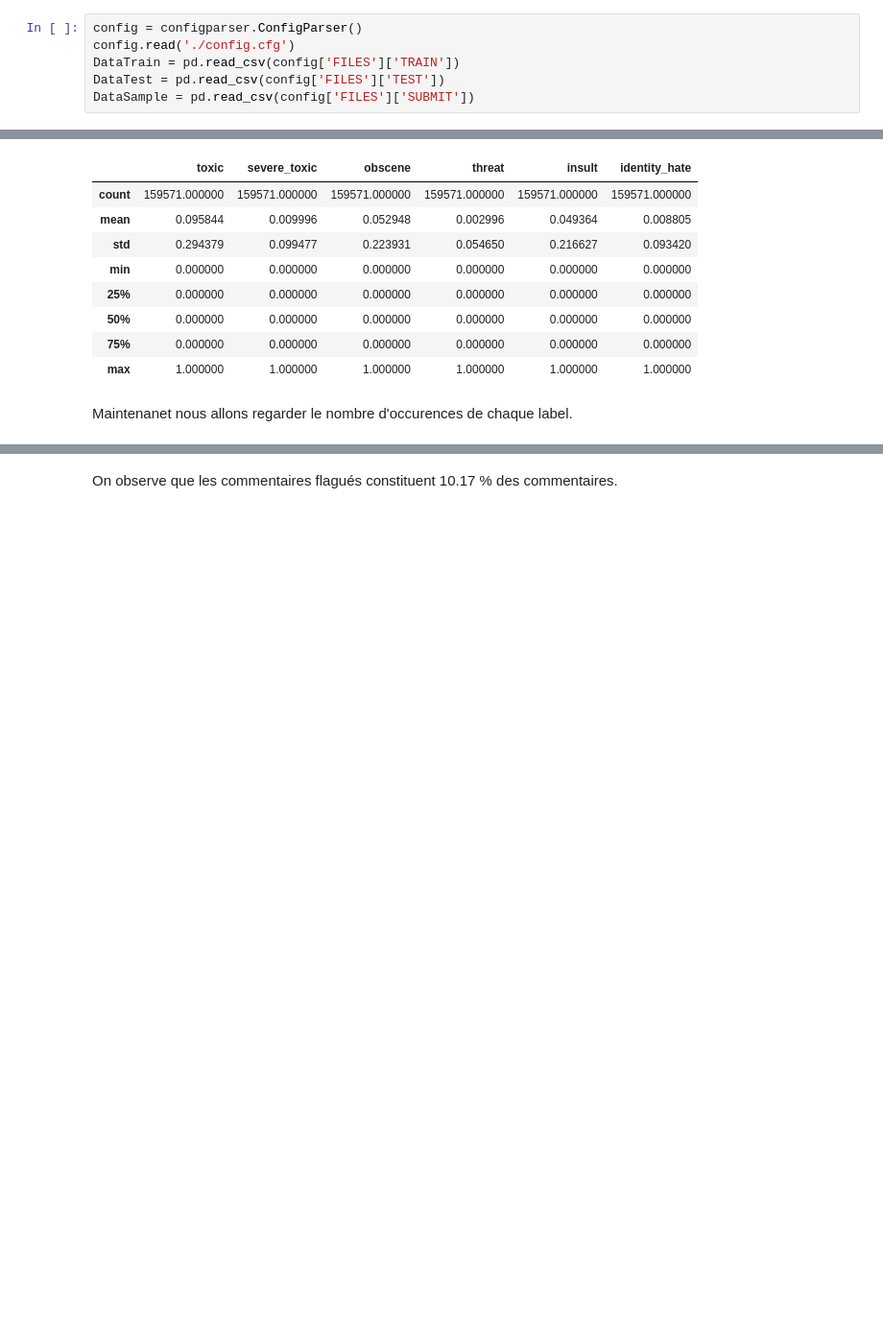
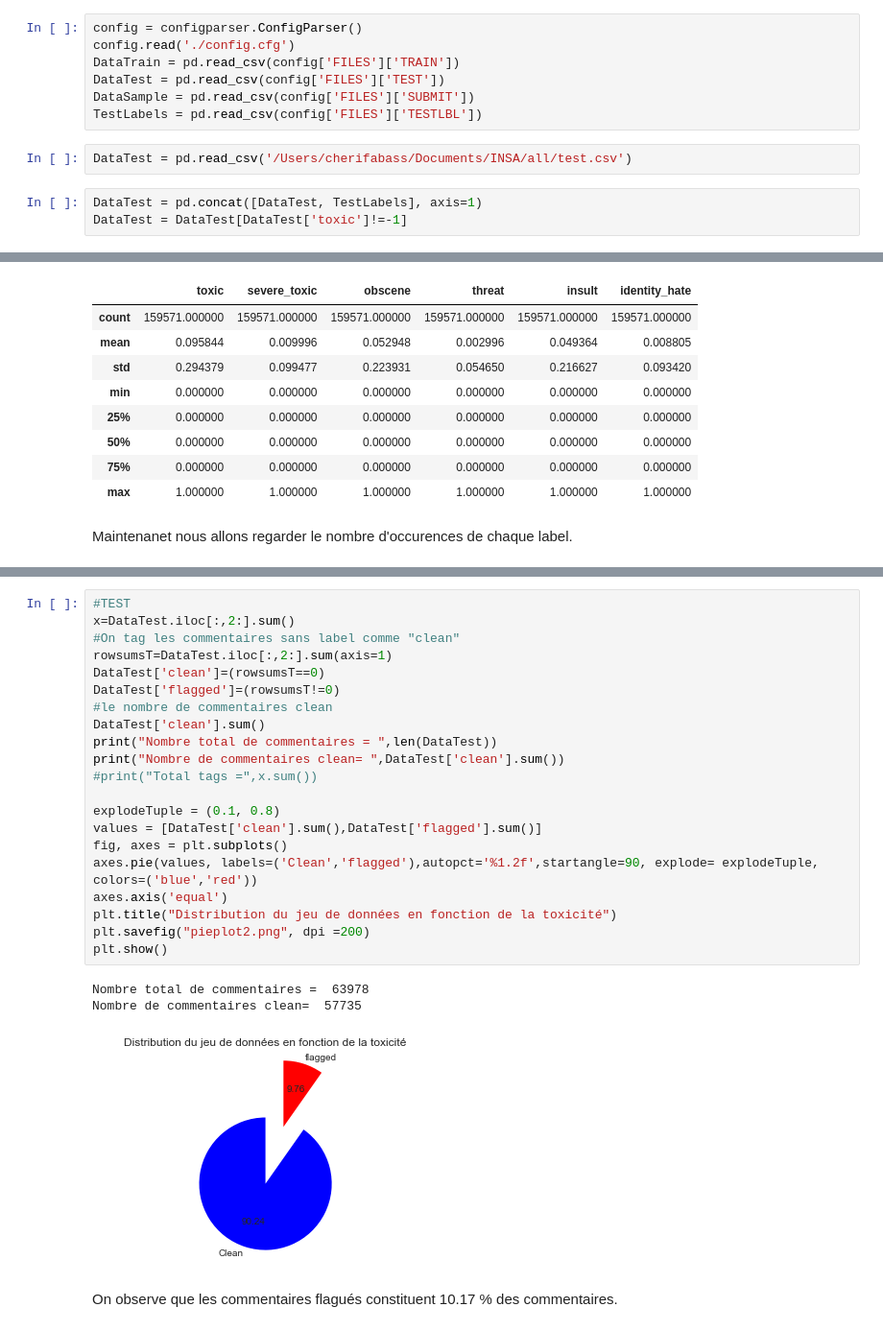
Before and after one commit to SalammboBarca/Fil_Rouge, a Jupyter notebook: notebooks/Statistiques descriptives.ipynb, the cells around one changed output, grey strips where cells are left out. Shown at 96% size. Drawn from its saved outputs; the diff is of its cells as text; blank space fills up the shorter version.

Commit message:
Ajout des statistiques pour le jeu de Test

```diff
--- a/notebooks/Statistiques descriptives.ipynb
+++ b/notebooks/Statistiques descriptives.ipynb
@@ -15,6 +15,12 @@ config.read('./config.cfg')
 DataTrain = pd.read_csv(config['FILES']['TRAIN'])
 DataTest = pd.read_csv(config['FILES']['TEST'])
 DataSample = pd.read_csv(config['FILES']['SUBMIT'])
+TestLabels = pd.read_csv(config['FILES']['TESTLBL'])
+# %%
+DataTest = pd.read_csv('/Users/cherifabass/Documents/INSA/all/test.csv')
+# %%
+DataTest = pd.concat([DataTest, TestLabels], axis=1)
+DataTest = DataTest[DataTest['toxic']!=-1]
 # %% [markdown]
 ## Statistiques descriptives
 # %% [markdown]
@@ -66,6 +73,31 @@ Nombre total de commentaires =  159571
 Nombre de commentaires clean=  143346
 Total tags = 35098
 [figure]
+# %%
+#TEST
+x=DataTest.iloc[:,2:].sum()
+#On tag les commentaires sans label comme "clean"
+rowsumsT=DataTest.iloc[:,2:].sum(axis=1)
+DataTest['clean']=(rowsumsT==0)
+DataTest['flagged']=(rowsumsT!=0)
+#le nombre de commentaires clean
+DataTest['clean'].sum()
+print("Nombre total de commentaires = ",len(DataTest))
+print("Nombre de commentaires clean= ",DataTest['clean'].sum())
+#print("Total tags =",x.sum())
+
+explodeTuple = (0.1, 0.8)
+values = [DataTest['clean'].sum(),DataTest['flagged'].sum()]
+fig, axes = plt.subplots()
+axes.pie(values, labels=('Clean','flagged'),autopct='%1.2f',startangle=90, explode= explodeTuple, colors=('blue','red'))
+axes.axis('equal')
+plt.title("Distribution du jeu de données en fonction de la toxicité")
+plt.savefig("pieplot2.png", dpi =200)
+plt.show()
+# %% [output]
+Nombre total de commentaires =  63978
+Nombre de commentaires clean=  57735
+[figure, added]
 # %% [markdown]
 On observe que les commentaires flagués constituent 10.17 % des commentaires.
 # %%
```
Also changed, not shown: parts of 7 cells of this notebook, 5 other files.
